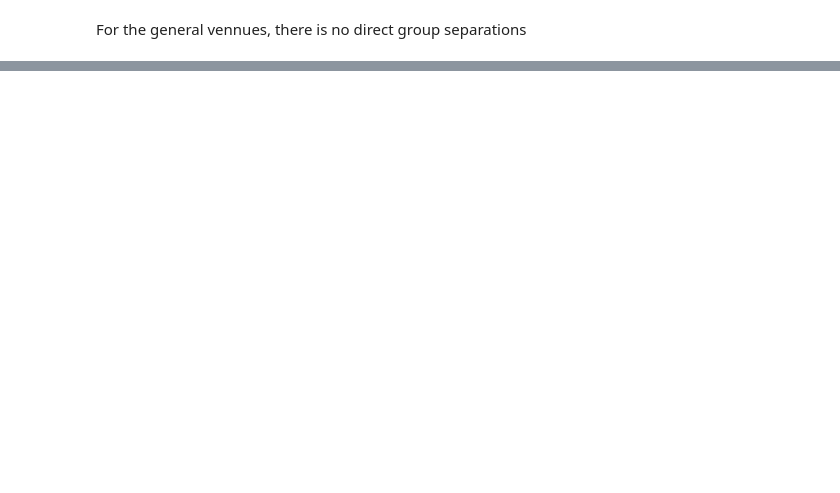
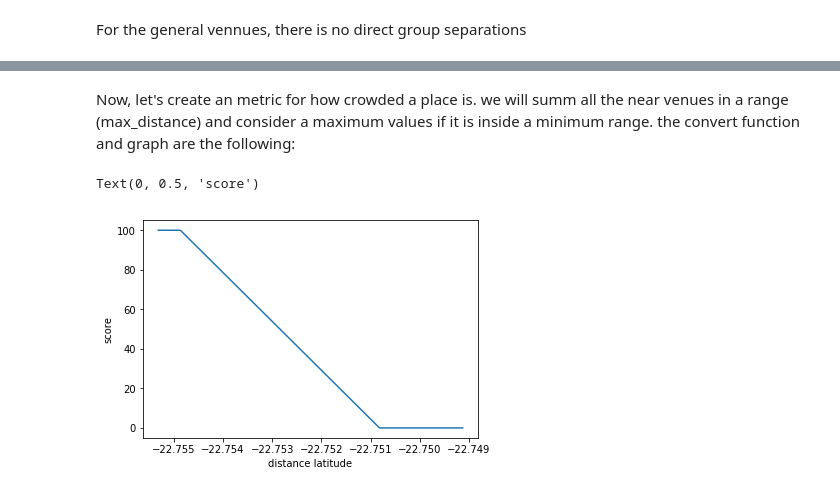
Before and after one commit to Atzingen/Coursera_Capstone, a Jupyter notebook: ProjectCapstone.ipynb, the cells around one changed output, grey strips where cells are left out. Drawn from its saved outputs; the diff is of its cells as text; code cells hidden in the pictures; blank space fills up the shorter version.

```diff
--- a/ProjectCapstone.ipynb
+++ b/ProjectCapstone.ipynb
@@ -378,0 +398,41 @@ m_cofee3
+# %%
+def latlng_to_meters(lat1_deg, lon1_deg, lat2_deg, lon2_deg):
+    '''
+    Function that recevies two points int the lat lng (degre)
+    and return the distance in meters
+    '''
+    R = 6373000.0 # Earth's radius
+    lat1 = radians(lat1_deg)
+    lon1 = radians(lon1_deg)
+    lat2 = radians(lat2_deg)
+    lon2 = radians(lon2_deg)
+    dlon = lon2 - lon1
+    dlat = lat2 - lat1
+    a = sin(dlat / 2)**2 + cos(lat1) * cos(lat2) * sin(dlon / 2)**2
+    c = 2 * atan2(sqrt(a), sqrt(1 - a))
+    distance = R * c
+    return distance
+# %% [markdown]
+Now, let's create an metric for how crowded a place is. we will summ all the near venues in a range (max_distance) and consider a maximum values if it is inside a minimum range. the convert function and graph are the following:
+# %%
+def how_crowded(pointA, pointB, max_range=500, min_range=50):
+    distance = latlng_to_meters(pointA[0], pointA[1], pointB[0], pointB[1])
+    if distance <= min_range:
+        return 100
+    elif distance >= max_range:
+        return 0
+    return 100 + (min_range*100)/(max_range-min_range) - distance*100/(max_range-min_range)
+# %%
+x = np.linspace(-22.755313999999995, -22.749129111111106, 300)
+y = np.array([])
+
+for xi in x:
+    r = how_crowded((-22.755313999999995, -47.67070499999999), (xi, -47.67070499999999))
+    y = np.append(y, r)
+# %%
+plt.plot(x, y)
+plt.xlabel("distance latitude")
+plt.ylabel("score")
+# %% [output]
+Text(0, 0.5, 'score')
+[figure, added]
```
Also changed, not shown: parts of 30 cells of this notebook, 4 other files.
